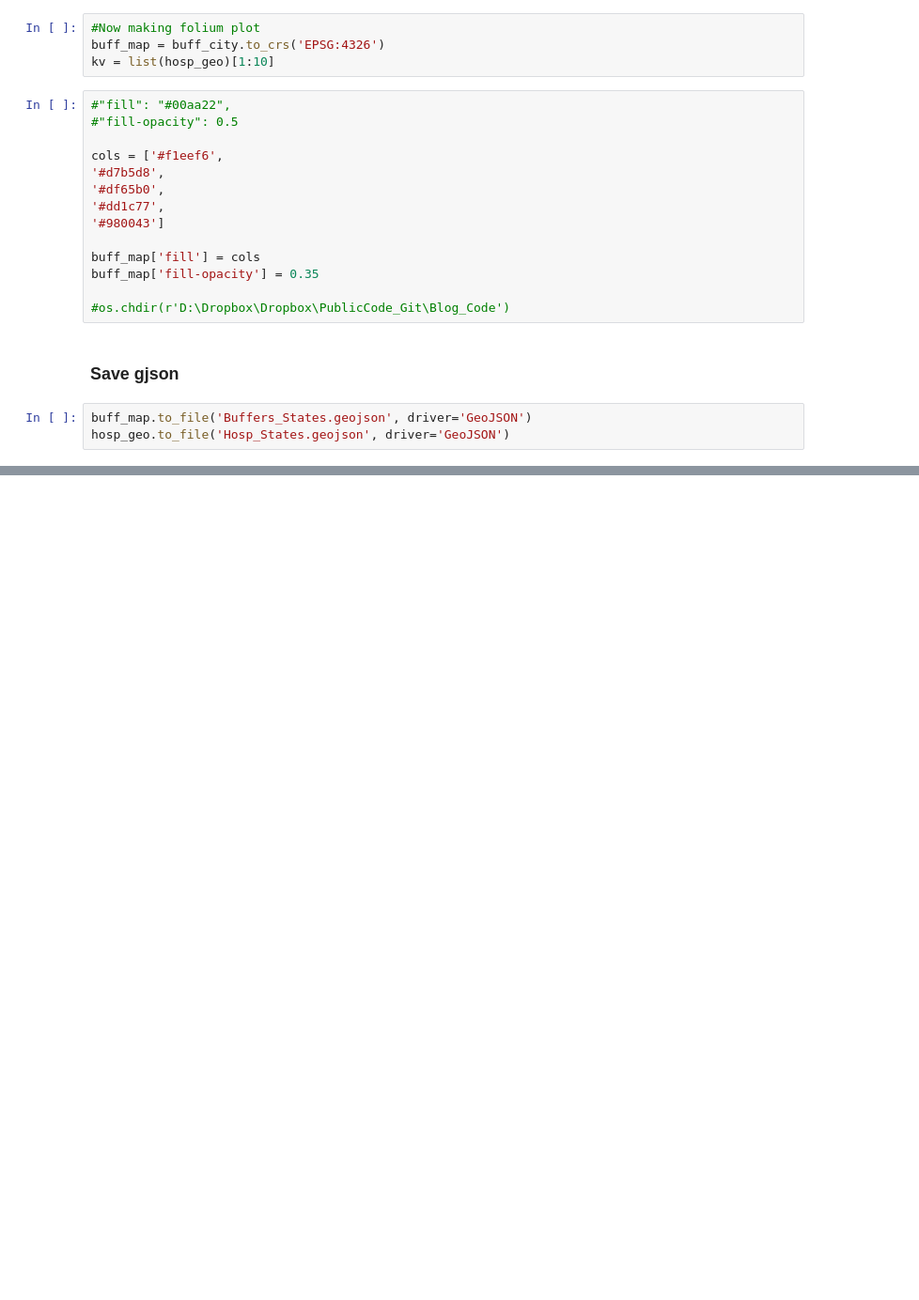
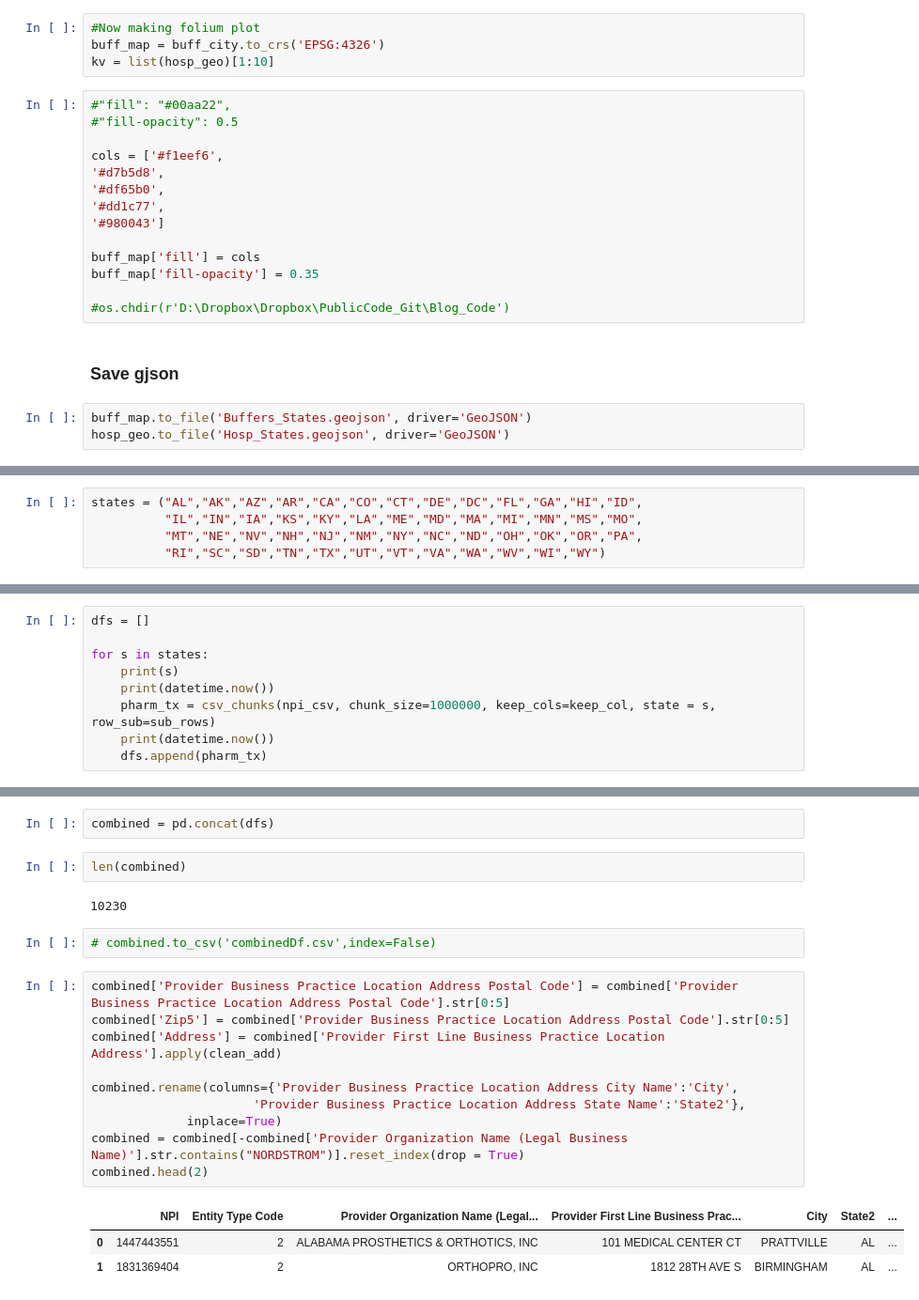
Before and after one commit to hyuanz/NPI_cleaning, a Jupyter notebook: npichunk_states.ipynb, the cells around one changed output, grey strips where cells are left out. Shown at 94% size. Drawn from its saved outputs; the diff is of its cells as text; blank space fills up the shorter version.

```diff
--- a/npichunk_states.ipynb
+++ b/npichunk_states.ipynb
@@ -494,0 +672,5 @@ hosp_geo.to_file('Hosp_States.geojson', driver='GeoJSON')
+# %%
+states = ("AL","AK","AZ","AR","CA","CO","CT","DE","DC","FL","GA","HI","ID",
+          "IL","IN","IA","KS","KY","LA","ME","MD","MA","MI","MN","MS","MO",
+          "MT","NE","NV","NH","NJ","NM","NY","NC","ND","OH","OK","OR","PA",
+          "RI","SC","SD","TN","TX","UT","VT","VA","WA","WV","WI","WY")
@@ -494,0 +709,9 @@ hosp_geo.to_file('Hosp_States.geojson', driver='GeoJSON')
+# %%
+dfs = []
+
+for s in states:
+    print(s)
+    print(datetime.now())
+    pharm_tx = csv_chunks(npi_csv, chunk_size=1000000, keep_cols=keep_col, state = s, row_sub=sub_rows)
+    print(datetime.now())
+    dfs.append(pharm_tx)
@@ -494,0 +736,22 @@ hosp_geo.to_file('Hosp_States.geojson', driver='GeoJSON')
+# %%
+combined = pd.concat(dfs)
+# %%
+len(combined)
+# %% [output]
+10230
+# %%
+# combined.to_csv('combinedDf.csv',index=False)
+# %%
+combined['Provider Business Practice Location Address Postal Code'] = combined['Provider Business Practice Location Address Postal Code'].str[0:5]
+combined['Zip5'] = combined['Provider Business Practice Location Address Postal Code'].str[0:5]
+combined['Address'] = combined['Provider First Line Business Practice Location Address'].apply(clean_add)
+
+combined.rename(columns={'Provider Business Practice Location Address City Name':'City',
+                      'Provider Business Practice Location Address State Name':'State2'},
+             inplace=True)
+combined = combined[-combined['Provider Organization Name (Legal Business Name)'].str.contains("NORDSTROM")].reset_index(drop = True)
+combined.head(2)
+# %% [output]
+|  | NPI | Entity Type Code | Provider Organization Name (Legal... | Provider First Line Business Prac... | City | State2 | ... |
+| 0 | 1447443551 | 2 | ALABAMA PROSTHETICS & ORTHOTICS, INC | 101 MEDICAL CENTER CT | PRATTVILLE | AL | ... |
+| 1 | 1831369404 | 2 | ORTHOPRO, INC | 1812 28TH AVE S | BIRMINGHAM | AL | ... |
```
Also changed, not shown: parts of 55 cells of this notebook, 3 other files.
